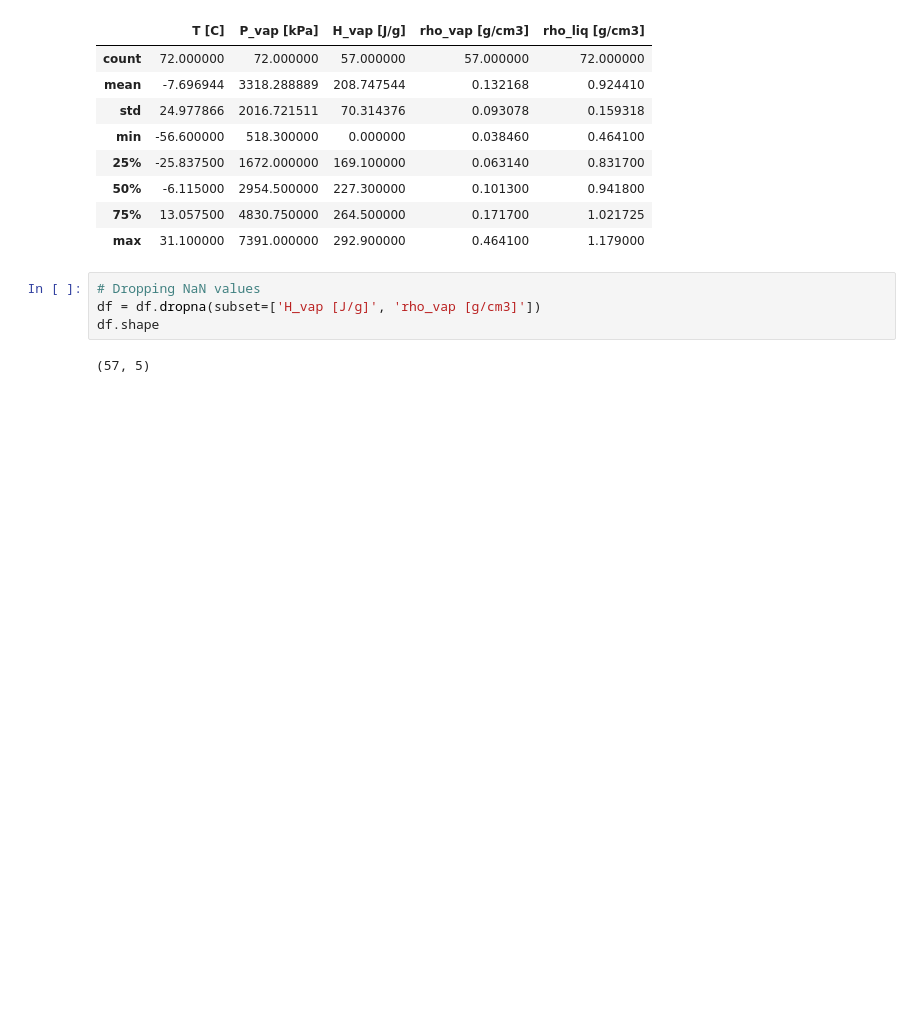
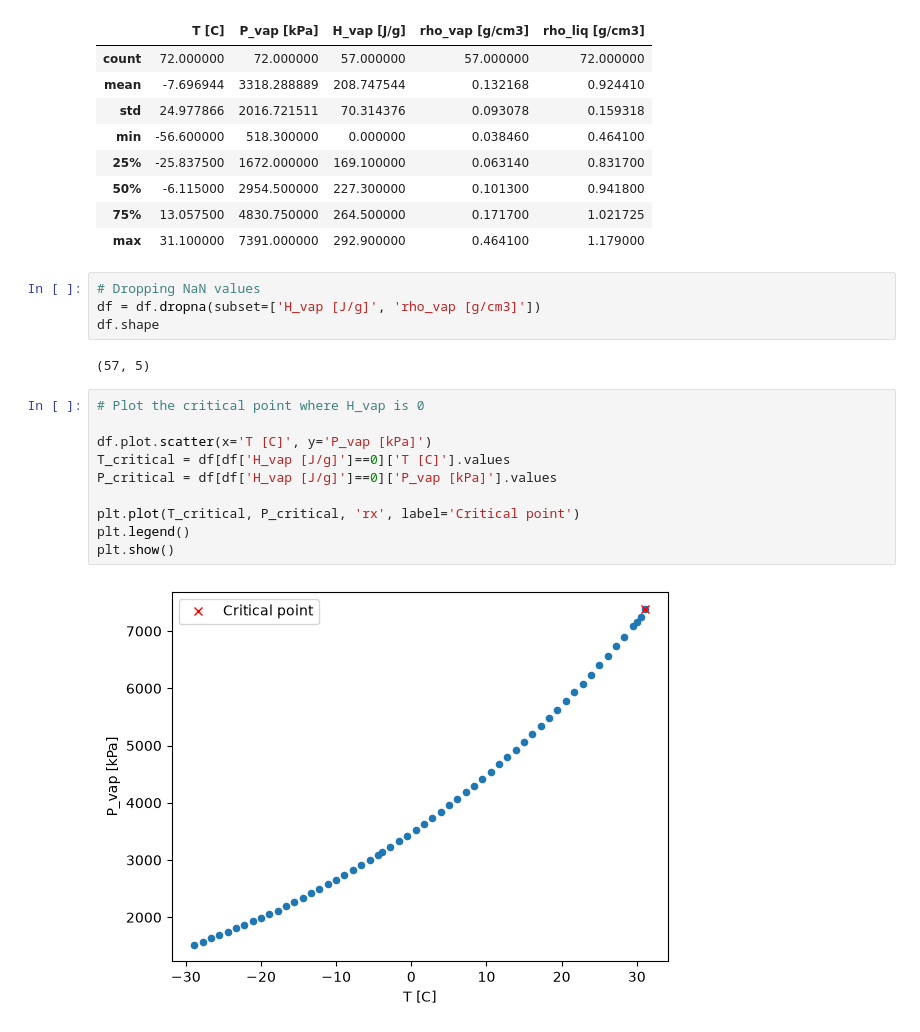
Before and after one commit to BoniYu/Deep-Neural-Network-for-VLE, a Jupyter notebook: notebook/eda.ipynb, the cells around one changed output. Saved outputs shown, nothing was run; the diff lists cells and outputs as text; blank space fills up the shorter version.

```diff
--- a/notebook/eda.ipynb
+++ b/notebook/eda.ipynb
@@ -50,3 +50,15 @@ df = df.dropna(subset=['H_vap [J/g]', 'rho_vap [g/cm3]'])
 df.shape
 # %% [output]
 (57, 5)
+# %%
+# Plot the critical point where H_vap is 0
+
+df.plot.scatter(x='T [C]', y='P_vap [kPa]')
+T_critical = df[df['H_vap [J/g]']==0]['T [C]'].values
+P_critical = df[df['H_vap [J/g]']==0]['P_vap [kPa]'].values
+
+plt.plot(T_critical, P_critical, 'rx', label='Critical point')
+plt.legend()
+plt.show()
+# %% [output]
+[figure, added]
```
Also changed, not shown: parts of 4 cells of this notebook, 1 other file.
